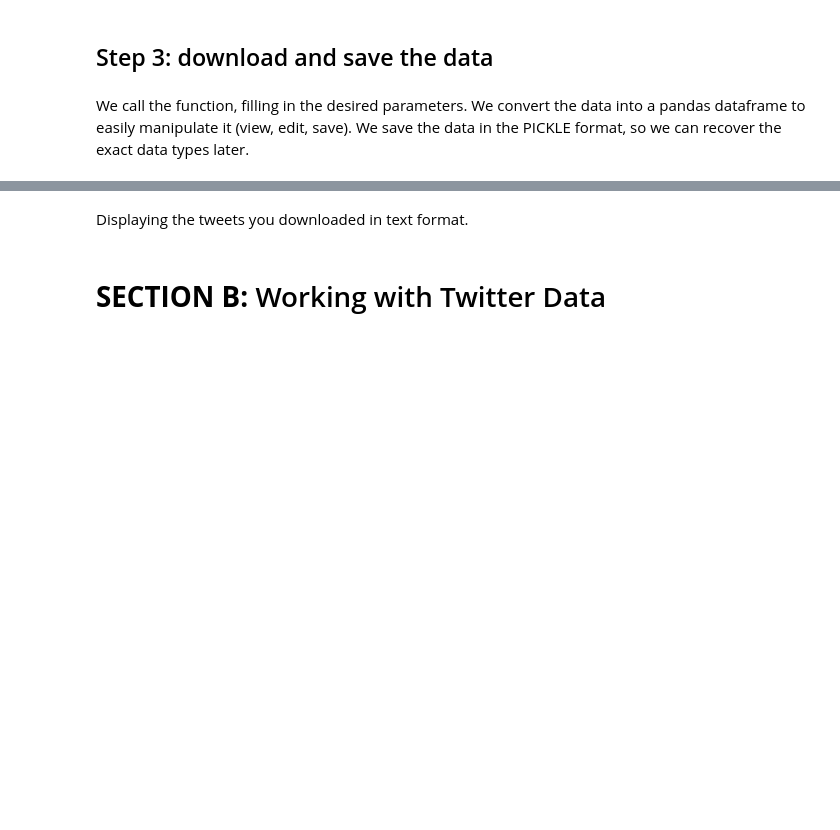
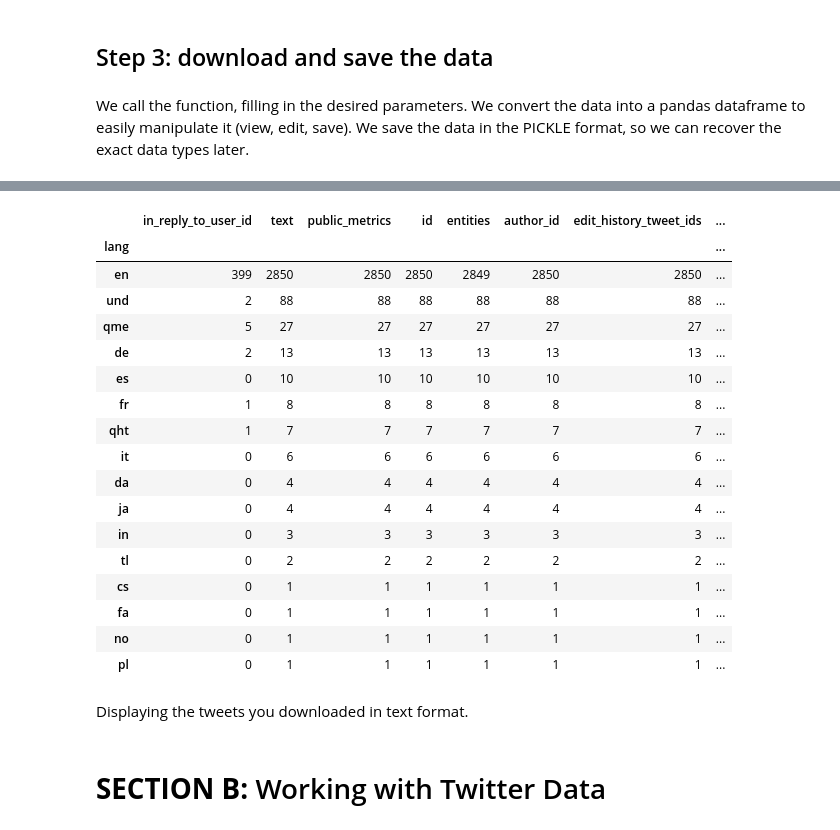
Before and after one commit to umutberkcakmakci/NetworkScienceProject, a Jupyter notebook: twitter_data_processing.ipynb, the cells around one changed output, grey strips where cells are left out. Drawn from its saved outputs; the diff is of its cells as text; code cells hidden in the pictures; blank space fills up the shorter version.

```diff
--- a/twitter_data_processing.ipynb
+++ b/twitter_data_processing.ipynb
@@ -230,0 +227,14 @@ Simple search
+# %%
+start_time = "2010-12-01T13:00:00.000Z"
+end_time = "2023-02-17T13:00:00.000Z"
+query_text = "(#colorbias OR #colourbias OR #genderbias OR #sexism OR #sexismincolors OR #sexismincolours OR pinkforgirls OR blueforboys OR #genderstereotype OR #colorpreferences OR #coloremotions OR #colourpreferences OR #colouremotions) (#red OR #orange OR #yellow OR #green OR #purple OR #grey OR #brown OR #white OR pink OR blue)"
+# OR #bianco OR #rosa OR #blu OR #arancia OR #verde OR #rosso OR #giallo OR #brown OR #marrone)
+# OR (genere colore sessismo)"
+
+
+#query_text = "kızlar erkekler pembe mavi" OR (kızlar erkekler pembe mavi)  OR #kızlariçinpembe OR #erkekleriçinmavi OR #kizlaricinpembe OR #erkeklericinmavi
+#color OR #colour OR #valencebias
+endpoint = "https://api.twitter.com/2/tweets/search/all/"
+path = "/content/drive/MyDrive/[TwitterData]/"
+max_results = 100
+no_days = 15
@@ -242,3 +272,5 @@ Displaying the tweets you download in Pandas dataframe format.
 # %%
+pd.set_option('display.max_rows', 100)
+pd.set_option('display.max_columns', 100)
 tweets_df = pd.DataFrame(tweets)
 display(tweets_df)
@@ -245,3 +291,25 @@ display(tweets_df)
+# %%
+lang=tweets_df.groupby(["lang"]).count().sort_values(by="id", ascending=False)
+lang
+# %% [output]
+|  | in_reply_to_user_id | text | public_metrics | id | entities | author_id | edit_history_tweet_ids | ... |
+| lang |  |  |  |  |  |  |  | ... |
+| en | 399 | 2850 | 2850 | 2850 | 2849 | 2850 | 2850 | ... |
+| und | 2 | 88 | 88 | 88 | 88 | 88 | 88 | ... |
+| qme | 5 | 27 | 27 | 27 | 27 | 27 | 27 | ... |
+| de | 2 | 13 | 13 | 13 | 13 | 13 | 13 | ... |
+| es | 0 | 10 | 10 | 10 | 10 | 10 | 10 | ... |
+| fr | 1 | 8 | 8 | 8 | 8 | 8 | 8 | ... |
+| qht | 1 | 7 | 7 | 7 | 7 | 7 | 7 | ... |
+| it | 0 | 6 | 6 | 6 | 6 | 6 | 6 | ... |
+| da | 0 | 4 | 4 | 4 | 4 | 4 | 4 | ... |
+| ja | 0 | 4 | 4 | 4 | 4 | 4 | 4 | ... |
+| in | 0 | 3 | 3 | 3 | 3 | 3 | 3 | ... |
+| tl | 0 | 2 | 2 | 2 | 2 | 2 | 2 | ... |
+| cs | 0 | 1 | 1 | 1 | 1 | 1 | 1 | ... |
+| fa | 0 | 1 | 1 | 1 | 1 | 1 | 1 | ... |
+| no | 0 | 1 | 1 | 1 | 1 | 1 | 1 | ... |
+| pl | 0 | 1 | 1 | 1 | 1 | 1 | 1 | ... |
 # %% [markdown]
 Displaying the tweets you downloaded in text format.
 # %%
```
Also changed, not shown: parts of 49 cells of this notebook.
